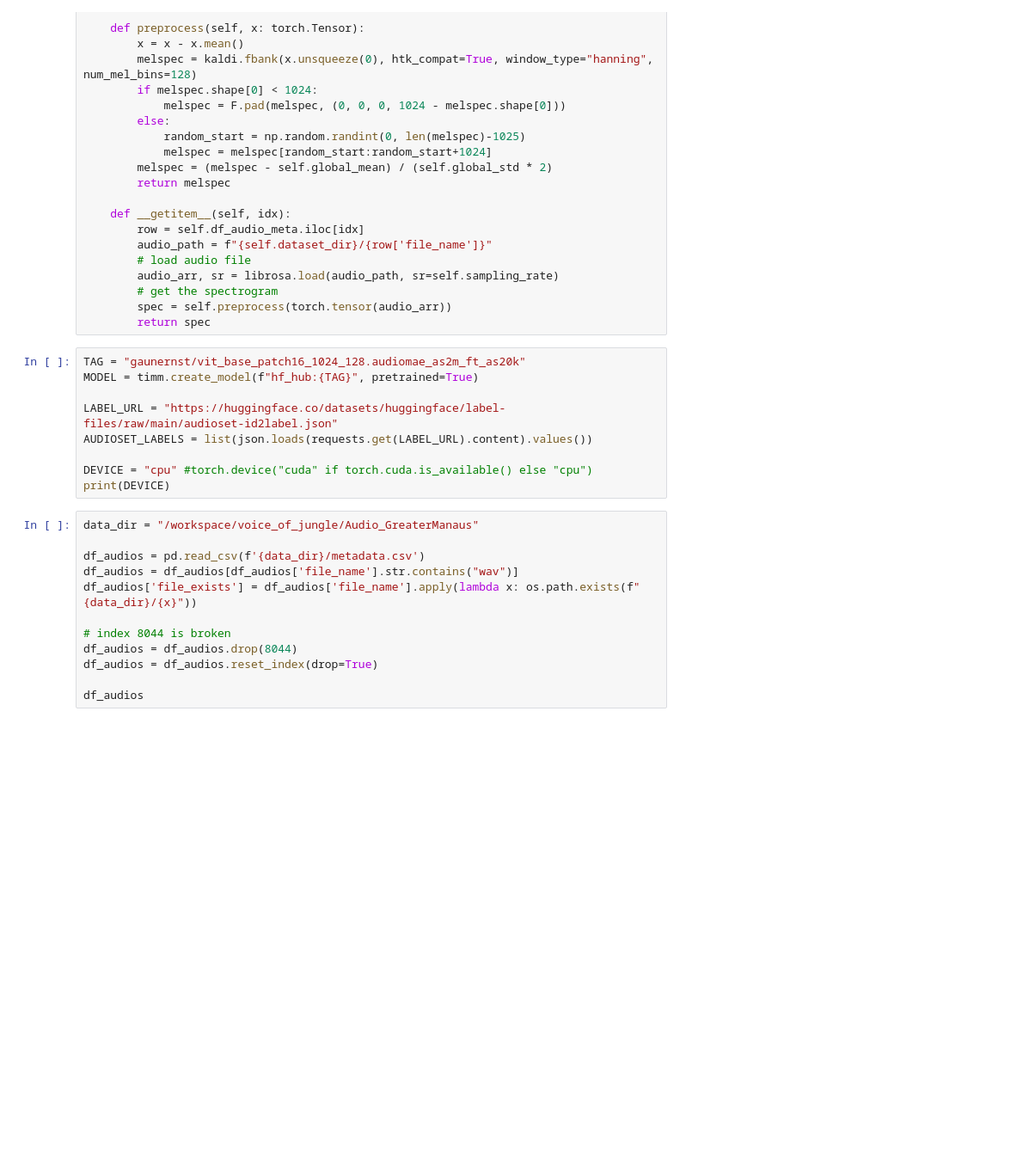
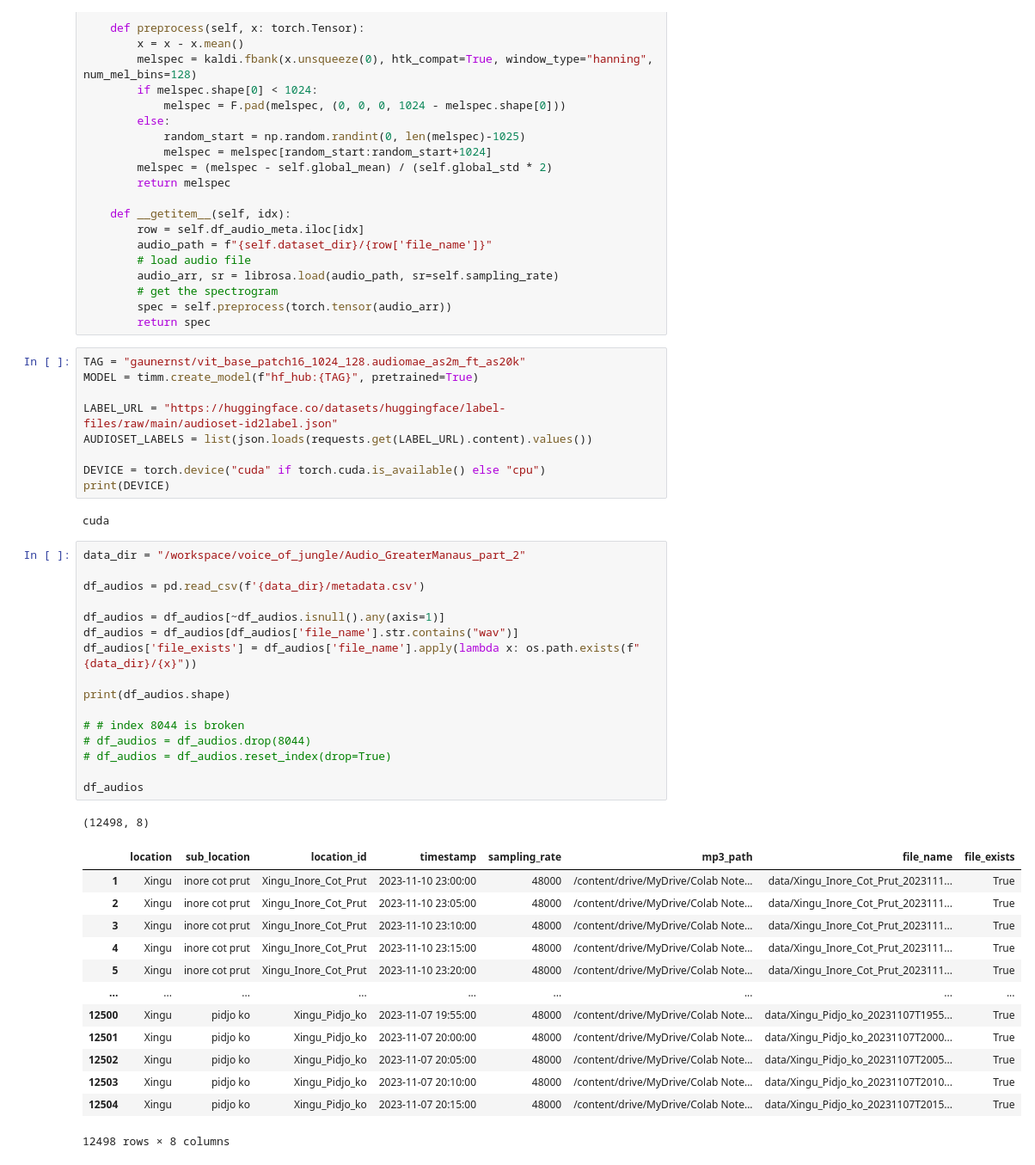
Before and after one commit to AzimuthLI/voice_of_jungle, a Jupyter notebook: Infer_AudioMAE.ipynb, the cells around one changed output. Shown at 86% size. Cells and saved outputs as stored; diff of their text form; blank space fills up the shorter version.

```diff
--- a/Infer_AudioMAE.ipynb
+++ b/Infer_AudioMAE.ipynb
@@ -58,18 +58,39 @@ MODEL = timm.create_model(f"hf_hub:{TAG}", pretrained=True)
 LABEL_URL = "https://huggingface.co/datasets/huggingface/label-files/raw/main/audioset-id2label.json"
 AUDIOSET_LABELS = list(json.loads(requests.get(LABEL_URL).content).values())
 
-DEVICE = "cpu" #torch.device("cuda" if torch.cuda.is_available() else "cpu")
+DEVICE = torch.device("cuda" if torch.cuda.is_available() else "cpu")
 print(DEVICE)
+# %% [output]
+cuda
 # %%
-data_dir = "/workspace/voice_of_jungle/Audio_GreaterManaus"
+data_dir = "/workspace/voice_of_jungle/Audio_GreaterManaus_part_2"
 
 df_audios = pd.read_csv(f'{data_dir}/metadata.csv')
+
+df_audios = df_audios[~df_audios.isnull().any(axis=1)]
 df_audios = df_audios[df_audios['file_name'].str.contains("wav")]
 df_audios['file_exists'] = df_audios['file_name'].apply(lambda x: os.path.exists(f"{data_dir}/{x}"))
 
-# index 8044 is broken
-df_audios = df_audios.drop(8044)
-df_audios = df_audios.reset_index(drop=True)
+print(df_audios.shape)
+
+# # index 8044 is broken
+# df_audios = df_audios.drop(8044)
+# df_audios = df_audios.reset_index(drop=True)
 
 df_audios
+# %% [output]
+(12498, 8)
+|  | location | sub_location | location_id | timestamp | sampling_rate | mp3_path | file_name | file_exists |
+| 1 | Xingu | inore cot prut | Xingu_Inore_Cot_Prut | 2023-11-10 23:00:00 | 48000 | /content/drive/MyDrive/Colab Note... | data/Xingu_Inore_Cot_Prut_2023111... | True |
+| 2 | Xingu | inore cot prut | Xingu_Inore_Cot_Prut | 2023-11-10 23:05:00 | 48000 | /content/drive/MyDrive/Colab Note... | data/Xingu_Inore_Cot_Prut_2023111... | True |
+| 3 | Xingu | inore cot prut | Xingu_Inore_Cot_Prut | 2023-11-10 23:10:00 | 48000 | /content/drive/MyDrive/Colab Note... | data/Xingu_Inore_Cot_Prut_2023111... | True |
+| 4 | Xingu | inore cot prut | Xingu_Inore_Cot_Prut | 2023-11-10 23:15:00 | 48000 | /content/drive/MyDrive/Colab Note... | data/Xingu_Inore_Cot_Prut_2023111... | True |
+| 5 | Xingu | inore cot prut | Xingu_Inore_Cot_Prut | 2023-11-10 23:20:00 | 48000 | /content/drive/MyDrive/Colab Note... | data/Xingu_Inore_Cot_Prut_2023111... | True |
+| ... | ... | ... | ... | ... | ... | ... | ... | ... |
+| 12500 | Xingu | pidjo ko | Xingu_Pidjo_ko | 2023-11-07 19:55:00 | 48000 | /content/drive/MyDrive/Colab Note... | data/Xingu_Pidjo_ko_20231107T1955... | True |
+| 12501 | Xingu | pidjo ko | Xingu_Pidjo_ko | 2023-11-07 20:00:00 | 48000 | /content/drive/MyDrive/Colab Note... | data/Xingu_Pidjo_ko_20231107T2000... | True |
+| 12502 | Xingu | pidjo ko | Xingu_Pidjo_ko | 2023-11-07 20:05:00 | 48000 | /content/drive/MyDrive/Colab Note... | data/Xingu_Pidjo_ko_20231107T2005... | True |
+| 12503 | Xingu | pidjo ko | Xingu_Pidjo_ko | 2023-11-07 20:10:00 | 48000 | /content/drive/MyDrive/Colab Note... | data/Xingu_Pidjo_ko_20231107T2010... | True |
+| 12504 | Xingu | pidjo ko | Xingu_Pidjo_ko | 2023-11-07 20:15:00 | 48000 | /content/drive/MyDrive/Colab Note... | data/Xingu_Pidjo_ko_20231107T2015... | True |
+12498 rows × 8 columns
 # %%
```
Also changed, not shown: parts of 4 cells of this notebook, 2 other files.
